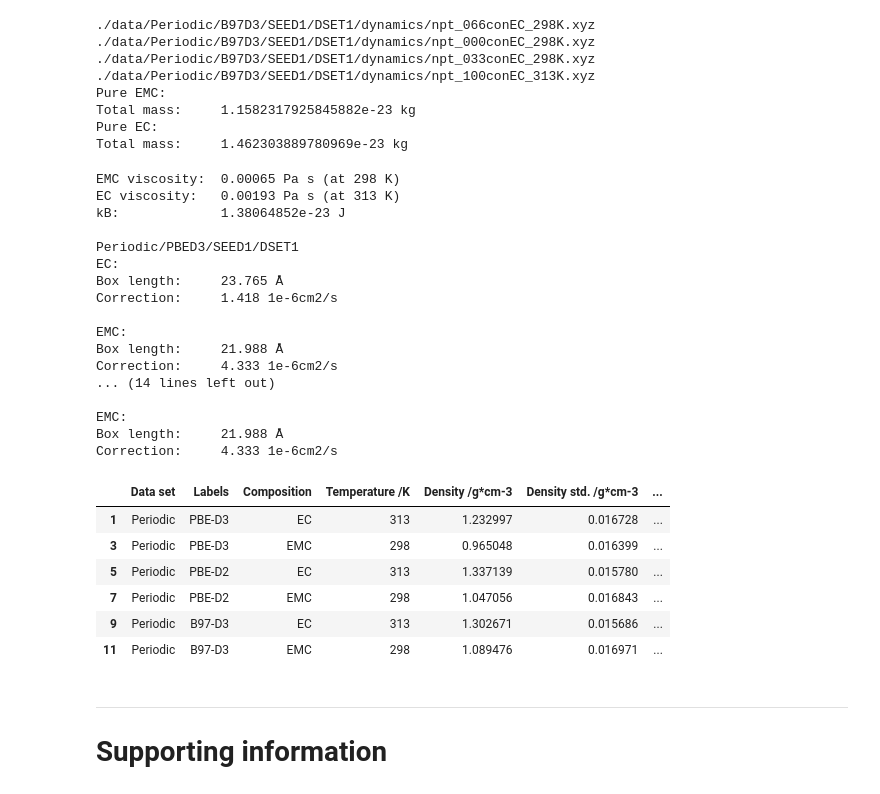
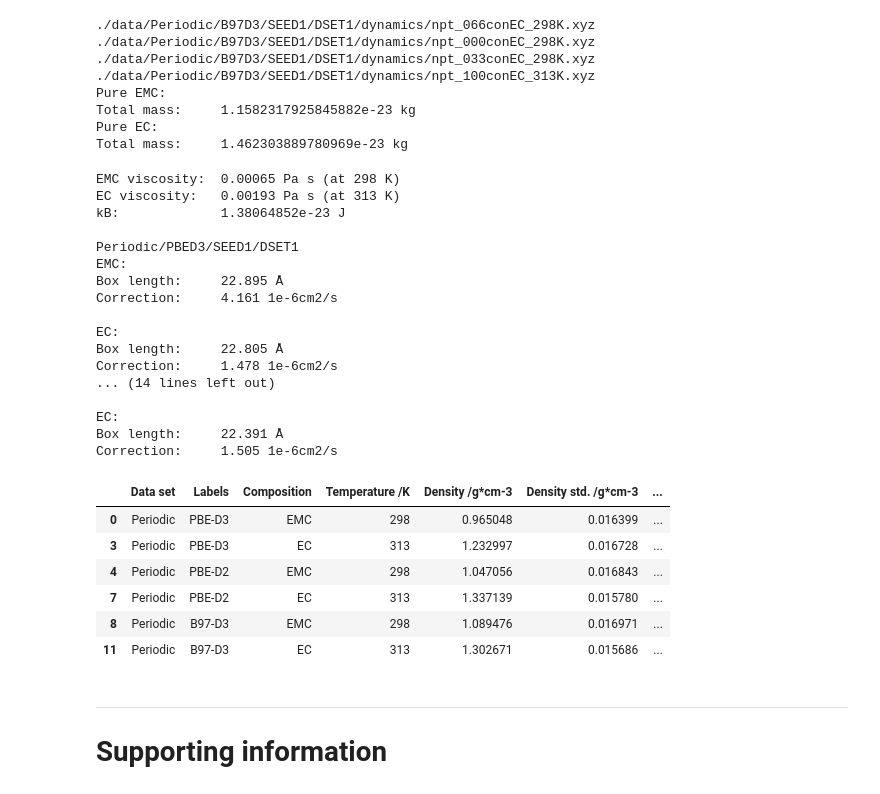
Before and after one commit to viktorsvahn/Limits_of_cluster_MLIPs, a Jupyter notebook: part1-dft_impact-periodic_data.ipynb, the cells around one changed output. Cells and saved outputs as stored; diff of their text form; code cells hidden in the pictures.

```diff
--- a/part1-dft_impact-periodic_data.ipynb
+++ b/part1-dft_impact-periodic_data.ipynb
@@ -697,9 +714,9 @@ Total mass:     1.1582317925845882e-23 kg
 Pure EC:
 Total mass:     1.462303889780969e-23 kg
 # %%
-m_EC = 1.462303889780969e-23
+m_EC = 1.462303889780969e-23 # kg
 eta_EC = 1.93e-3 # Pa s
-m_EMC = 1.1582317925845882e-23
+m_EMC = 1.1582317925845882e-23 # kg
 eta_EMC = 0.65e-3 # Pa s*
 kB = ase.units.kB/ase.units.J
 xi = 2.837298
@@ -714,60 +731,56 @@ for tag, data in thermo.items():
     data_set, labels, seed, dset = tag.split('/')
     for comp, traj in data.items():
         temp = int(comp.split('_')[-1][:-1])
-        time, msd, dens = get_dynamic_data(traj_data, handle=labels)
+        time, msd, dens = get_dynamic_data(traj, handle=labels)
         dens = np.mean(dens)*1000 # kg/m3
 
         if '000conEC' in comp:
             print('EMC:')
-            total_mass = m_EMC
-            eta = eta_EMC
-            volume = total_mass/dens # m3
+            volume = m_EMC/dens # m3
             L = volume**(1/3) # m
-            corr = xi*kB*temp/(6*np.pi*eta*L) # kT=[J]=[Pa m3] => Pa m3/(Pa s m)=m2/s
+            corr = xi*kB*temp/(6*np.pi*eta_EMC*L) # kT=[J]=[Pa m3] => Pa m3/(Pa s m)=m2/s
         elif '100conEC' in comp:
             print('EC:')
-            total_mass = m_EC
-            eta = eta_EC
-            volume = total_mass/dens # m3
+            volume = m_EC/dens # m3
             L = volume**(1/3) # m
-            corr = xi*kB*temp/(6*np.pi*eta*L) # kT=[J]=[Pa m3] => Pa m3/(Pa s m)=m2/s
+            corr = xi*kB*temp/(6*np.pi*eta_EC*L) # kT=[J]=[Pa m3] => Pa m3/(Pa s m)=m2/s
         else:
             corr = 0
 
         corr *= 1e10 # 1e-6 cm2/s
         if corr > 0:
             print(f'Box length:\t{L*1e10:.3f} Å')
             print(f'Correction:\t{corr:.3f} 1e-6cm2/s\n')
 
-        func_mask = corr_df['Labels'] == labels
+        func_mask = corr_df['Labels'] == label_map[labels]
         comp_mask = corr_df['Composition'] == traj_map[comp]
         corr_df.loc[func_mask & comp_mask, 'Diff. coeff. /1e6 cm2*s-1'] += corr
 corr_df
 # %% [output]
 EMC viscosity:  0.00065 Pa s (at 298 K)
 EC viscosity:   0.00193 Pa s (at 313 K)
 kB:             1.38064852e-23 J
 
 Periodic/PBED3/SEED1/DSET1
+EMC:
+Box length:     22.895 Å
+Correction:     4.161 1e-6cm2/s
+
 EC:
-Box length:     23.765 Å
-Correction:     1.418 1e-6cm2/s
-
-EMC:
-Box length:     21.988 Å
-Correction:     4.333 1e-6cm2/s
+Box length:     22.805 Å
+Correction:     1.478 1e-6cm2/s
 ... (14 lines left out)
 
-EMC:
-Box length:     21.988 Å
-Correction:     4.333 1e-6cm2/s
+EC:
+Box length:     22.391 Å
+Correction:     1.505 1e-6cm2/s
 |  | Data set | Labels | Composition | Temperature /K | Density /g*cm-3 | Density std. /g*cm-3 | ... |
-| 1 | Periodic | PBE-D3 | EC | 313 | 1.232997 | 0.016728 | ... |
-| 3 | Periodic | PBE-D3 | EMC | 298 | 0.965048 | 0.016399 | ... |
-| 5 | Periodic | PBE-D2 | EC | 313 | 1.337139 | 0.015780 | ... |
-| 7 | Periodic | PBE-D2 | EMC | 298 | 1.047056 | 0.016843 | ... |
-| 9 | Periodic | B97-D3 | EC | 313 | 1.302671 | 0.015686 | ... |
-| 11 | Periodic | B97-D3 | EMC | 298 | 1.089476 | 0.016971 | ... |
+| 0 | Periodic | PBE-D3 | EMC | 298 | 0.965048 | 0.016399 | ... |
+| 3 | Periodic | PBE-D3 | EC | 313 | 1.232997 | 0.016728 | ... |
+| 4 | Periodic | PBE-D2 | EMC | 298 | 1.047056 | 0.016843 | ... |
+| 7 | Periodic | PBE-D2 | EC | 313 | 1.337139 | 0.015780 | ... |
+| 8 | Periodic | B97-D3 | EMC | 298 | 1.089476 | 0.016971 | ... |
+| 11 | Periodic | B97-D3 | EC | 313 | 1.302671 | 0.015686 | ... |
 # %% [markdown]
 ___
 # Supporting information
```
Also changed, not shown: parts of 18 cells of this notebook.
